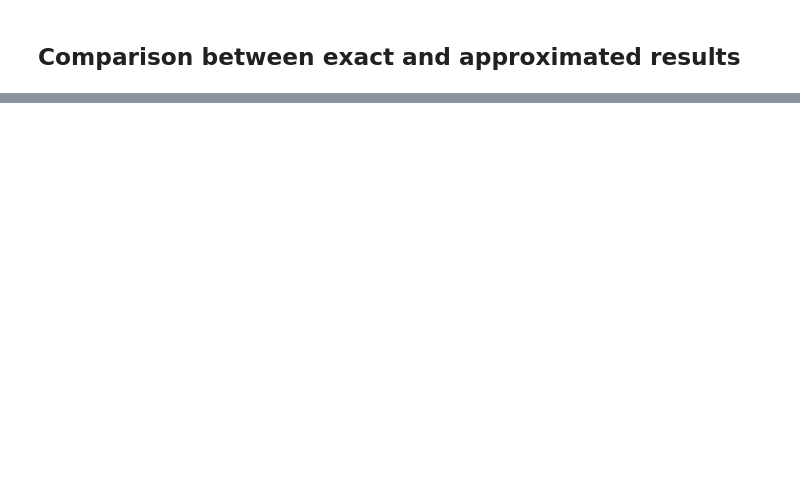
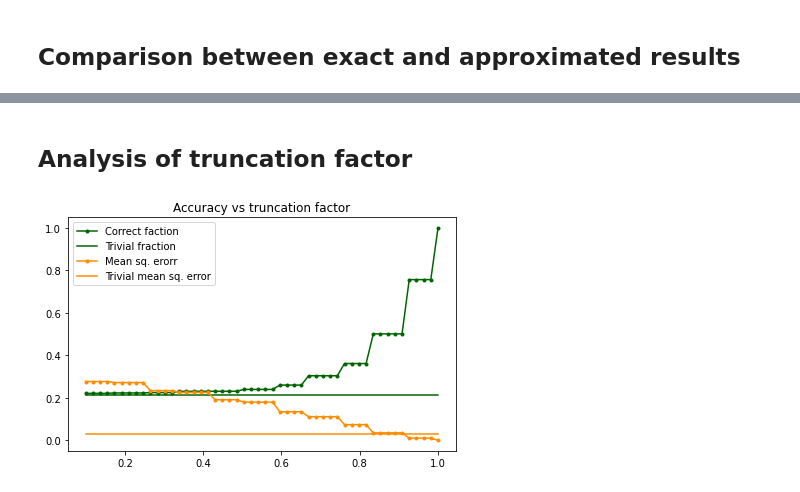
Before and after one commit to andreamari/dropbox, a Jupyter notebook: clifford/magic_state_similation3.ipynb, the cells around one changed output, grey strips where cells are left out. Saved outputs shown, nothing was run; the diff lists cells and outputs as text; code cells hidden in the pictures; blank space fills up the shorter version.

```diff
--- a/clifford/magic_state_similation3.ipynb
+++ b/clifford/magic_state_similation3.ipynb
@@ -585,0 +626,29 @@ np.sum(non_zero_mask * np.square(np.subtract(direct_expvals_sorted, heis_expvals
+# %% [markdown]
+## Analysis of truncation factor
+# %%
+if sort:
+    raise RuntimeError("Sort must be False")
+
+num_truncations = 50
+truncations = np.linspace(0.1, truncation_factor, num_truncations)
+fractions = []
+mses = []
+for trunc in truncations:
+    this_max_z_weight = int(num_t * trunc)
+    trunc_expvals = np.sum(all_terms_list_np[:, : 2 ** this_max_z_weight], axis=1)
+    # Fraction of correct outcomes
+    fractions.append(np.sum(np.isclose(direct_expvals_sorted, trunc_expvals)) / num_paulis)
+    mses.append(np.square(direct_expvals_sorted - trunc_expvals).mean())
+
+plt.plot(truncations, fractions, marker = ".", linestyle="-", color="darkgreen", label="Correct faction")
+plt.plot(truncations, 0 * truncations + trivial_fraction, color="darkgreen", label="Trivial fraction")
+
+plt.plot(truncations, 10 * np.array(mses), marker = ".", linestyle="-", color="darkorange", label="Mean sq. erorr")
+plt.plot(truncations, 0 * truncations + trivial_mse, color="darkorange", label="Trivial mean sq. error")
+
+plt.title("Accuracy vs truncation factor")
+plt.legend()
+plt.tight_layout()
+plt.show()
+# %% [output]
+[figure, added]
```
Also changed, not shown: parts of 23 cells of this notebook.
